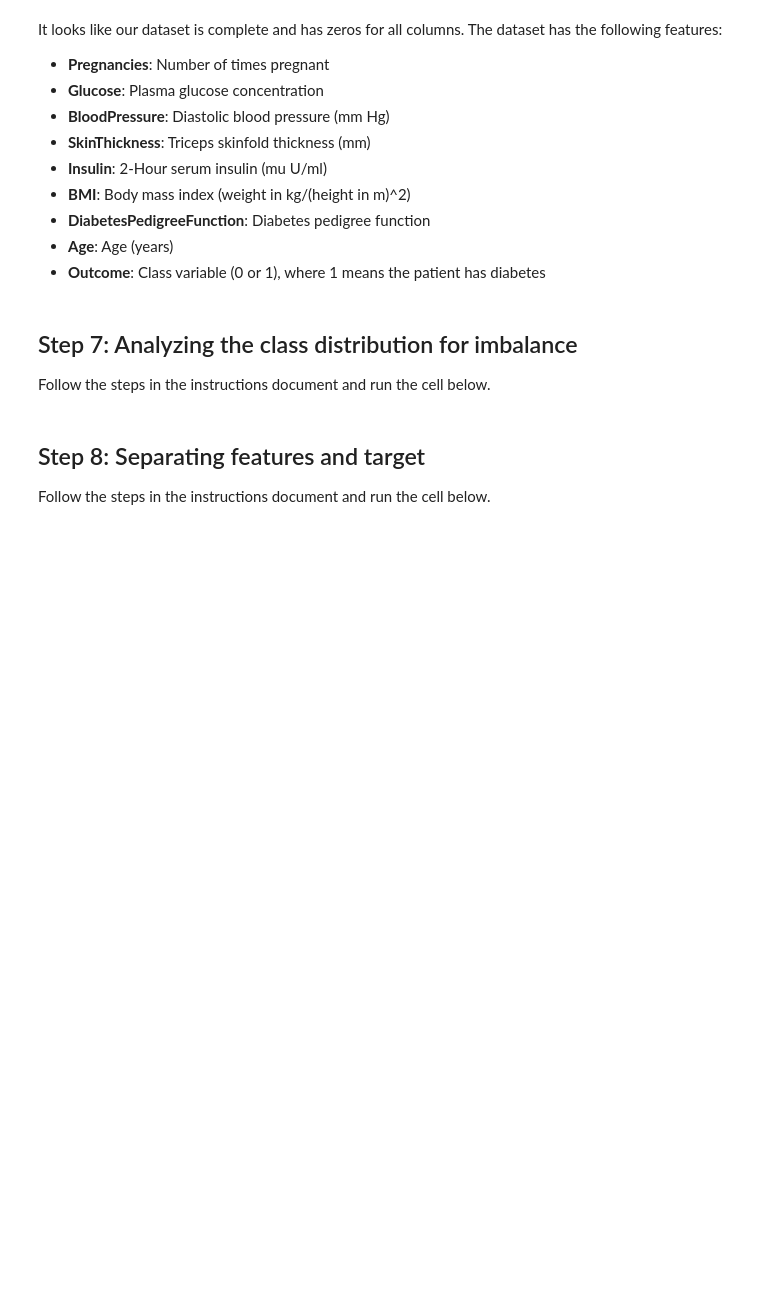
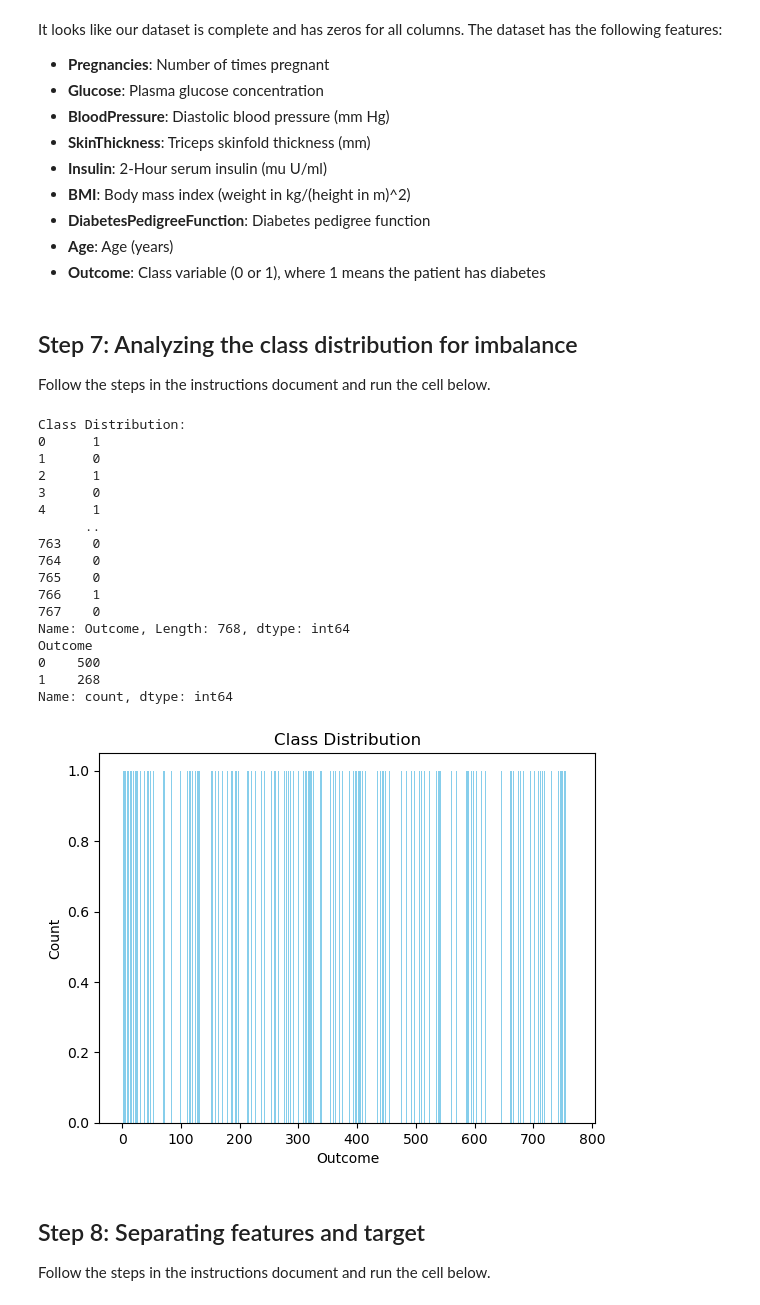
Before and after one commit to sereneplummerr/Activity_Syntheticdatageneration, a Jupyter notebook: Activity_Syntheticdatageneration.ipynb, the cells around one changed output. Saved outputs shown, nothing was run; the diff lists cells and outputs as text; code cells hidden in the pictures; blank space fills up the shorter version.

```diff
--- a/Activity_Syntheticdatageneration.ipynb
+++ b/Activity_Syntheticdatageneration.ipynb
@@ -37,6 +44,9 @@ Follow the steps in the instructions document and run the cell below.
 
 # Use .read_csv() to load the 'diabetes.csv' file into a DataFrame named 'diabetes_data'.
 # insert code here
+
+import pandas as pd
+diabetes_data = pd.read_csv('diabetes.csv')
 # %% [markdown]
 ## Step 3: Check the data's dimensions
 
@@ -91,15 +148,37 @@ Follow the steps in the instructions document and run the cell below.
 # %%
 # Analyze the class distribution
 class_counts = diabetes_data['Outcome'] # insert code here
 print("Class Distribution:")
 print(class_counts)
 
 # Visualize the class distribution
 plt.bar(class_counts.index, class_counts.values, color='skyblue')
 # insert code here
+print(diabetes_data['Outcome'].value_counts())
 plt.xlabel('Outcome')  # Set x-axis label
-plt.ylabel('Count')  # Set y-axis labe
+plt.ylabel('Count')  # Set y-axis label
 # insert code here
+plt.title('Class Distribution')
+plt.show()
+# %% [output]
+Class Distribution:
+0      1
+1      0
+2      1
+3      0
+4      1
+      ..
+763    0
+764    0
+765    0
+766    1
+767    0
+Name: Outcome, Length: 768, dtype: int64
+Outcome
+0    500
+1    268
+Name: count, dtype: int64
+[figure, added]
 # %% [markdown]
 ## Step 8: Separating features and target
 
```
Also changed, not shown: parts of 10 cells of this notebook.
